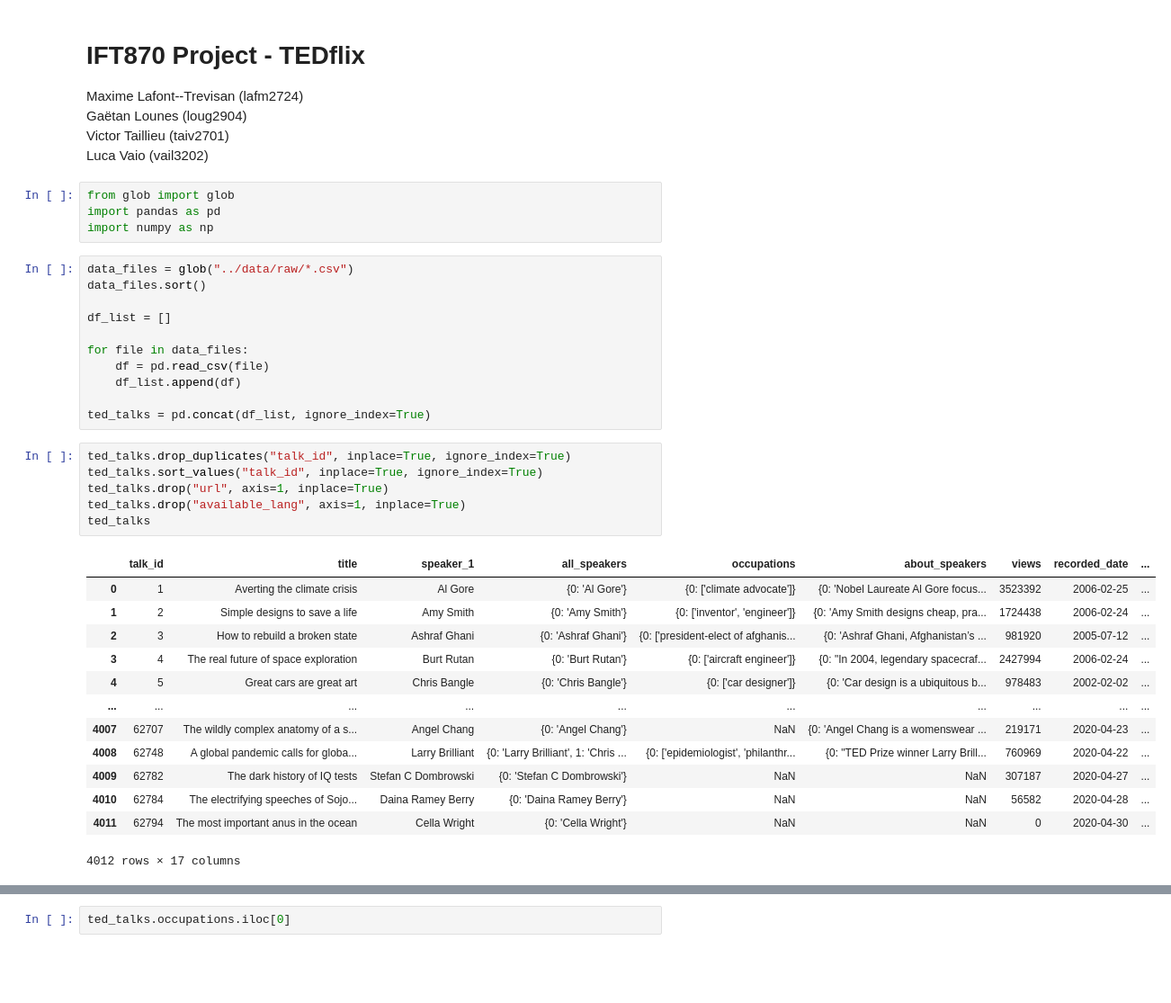
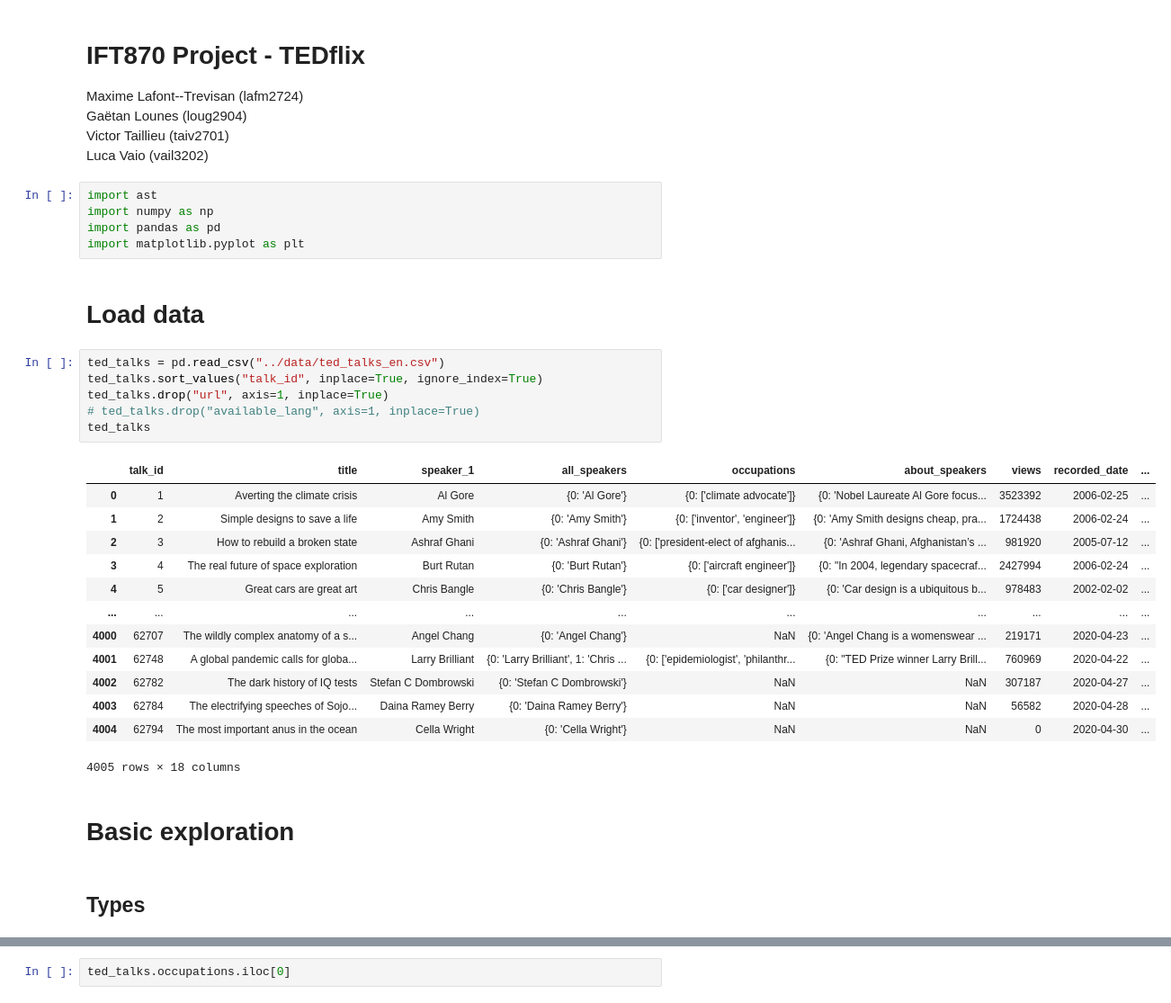
Before and after one commit to VictorTaillieu/TED-talks-analysis, a Jupyter notebook: notebooks/preprocessing.ipynb, the cells around one changed output, grey strips where cells are left out. Shown: that part at 90% size. Saved outputs shown, nothing was run; the diff lists cells and outputs as text; blank space fills up the shorter version.

```diff
--- a/notebooks/preprocessing.ipynb
+++ b/notebooks/preprocessing.ipynb
@@ -6,40 +6,36 @@ Gaëtan Lounes (loug2904)
 Victor Taillieu (taiv2701)
 Luca Vaio (vail3202)
 # %%
-from glob import glob
+import ast
+import numpy as np
 import pandas as pd
-import numpy as np
+import matplotlib.pyplot as plt
-# %%
-data_files = glob("../data/raw/*.csv")
-data_files.sort()
-
-df_list = []
-
-for file in data_files:
-    df = pd.read_csv(file)
-    df_list.append(df)
-
-ted_talks = pd.concat(df_list, ignore_index=True)
+# %% [markdown]
+# Load data
 # %%
-ted_talks.drop_duplicates("talk_id", inplace=True, ignore_index=True)
+ted_talks = pd.read_csv("../data/ted_talks_en.csv")
 ted_talks.sort_values("talk_id", inplace=True, ignore_index=True)
 ted_talks.drop("url", axis=1, inplace=True)
-ted_talks.drop("available_lang", axis=1, inplace=True)
+# ted_talks.drop("available_lang", axis=1, inplace=True)
 ted_talks
 # %% [output]
 |  | talk_id | title | speaker_1 | all_speakers | occupations | about_speakers | views | recorded_date | ... |
 | 0 | 1 | Averting the climate crisis | Al Gore | {0: 'Al Gore'} | {0: ['climate advocate']} | {0: 'Nobel Laureate Al Gore focus... | 3523392 | 2006-02-25 | ... |
 | 1 | 2 | Simple designs to save a life | Amy Smith | {0: 'Amy Smith'} | {0: ['inventor', 'engineer']} | {0: 'Amy Smith designs cheap, pra... | 1724438 | 2006-02-24 | ... |
 | 2 | 3 | How to rebuild a broken state | Ashraf Ghani | {0: 'Ashraf Ghani'} | {0: ['president-elect of afghanis... | {0: 'Ashraf Ghani, Afghanistan’s ... | 981920 | 2005-07-12 | ... |
 | 3 | 4 | The real future of space exploration | Burt Rutan | {0: 'Burt Rutan'} | {0: ['aircraft engineer']} | {0: "In 2004, legendary spacecraf... | 2427994 | 2006-02-24 | ... |
 | 4 | 5 | Great cars are great art | Chris Bangle | {0: 'Chris Bangle'} | {0: ['car designer']} | {0: 'Car design is a ubiquitous b... | 978483 | 2002-02-02 | ... |
 | ... | ... | ... | ... | ... | ... | ... | ... | ... | ... |
-| 4007 | 62707 | The wildly complex anatomy of a s... | Angel Chang | {0: 'Angel Chang'} | NaN | {0: 'Angel Chang is a womenswear ... | 219171 | 2020-04-23 | ... |
-| 4008 | 62748 | A global pandemic calls for globa... | Larry Brilliant | {0: 'Larry Brilliant', 1: 'Chris ... | {0: ['epidemiologist', 'philanthr... | {0: "TED Prize winner Larry Brill... | 760969 | 2020-04-22 | ... |
-| 4009 | 62782 | The dark history of IQ tests | Stefan C Dombrowski | {0: 'Stefan C Dombrowski'} | NaN | NaN | 307187 | 2020-04-27 | ... |
-| 4010 | 62784 | The electrifying speeches of Sojo... | Daina Ramey Berry | {0: 'Daina Ramey Berry'} | NaN | NaN | 56582 | 2020-04-28 | ... |
-| 4011 | 62794 | The most important anus in the ocean | Cella Wright | {0: 'Cella Wright'} | NaN | NaN | 0 | 2020-04-30 | ... |
+| 4000 | 62707 | The wildly complex anatomy of a s... | Angel Chang | {0: 'Angel Chang'} | NaN | {0: 'Angel Chang is a womenswear ... | 219171 | 2020-04-23 | ... |
+| 4001 | 62748 | A global pandemic calls for globa... | Larry Brilliant | {0: 'Larry Brilliant', 1: 'Chris ... | {0: ['epidemiologist', 'philanthr... | {0: "TED Prize winner Larry Brill... | 760969 | 2020-04-22 | ... |
+| 4002 | 62782 | The dark history of IQ tests | Stefan C Dombrowski | {0: 'Stefan C Dombrowski'} | NaN | NaN | 307187 | 2020-04-27 | ... |
+| 4003 | 62784 | The electrifying speeches of Sojo... | Daina Ramey Berry | {0: 'Daina Ramey Berry'} | NaN | NaN | 56582 | 2020-04-28 | ... |
+| 4004 | 62794 | The most important anus in the ocean | Cella Wright | {0: 'Cella Wright'} | NaN | NaN | 0 | 2020-04-30 | ... |
-4012 rows × 17 columns
+4005 rows × 18 columns
+# %% [markdown]
+# Basic exploration
+# %% [markdown]
+## Types
 # %%
 ted_talks.dtypes
 # %% [output]
```
Also changed, not shown: parts of 65 cells of this notebook.
